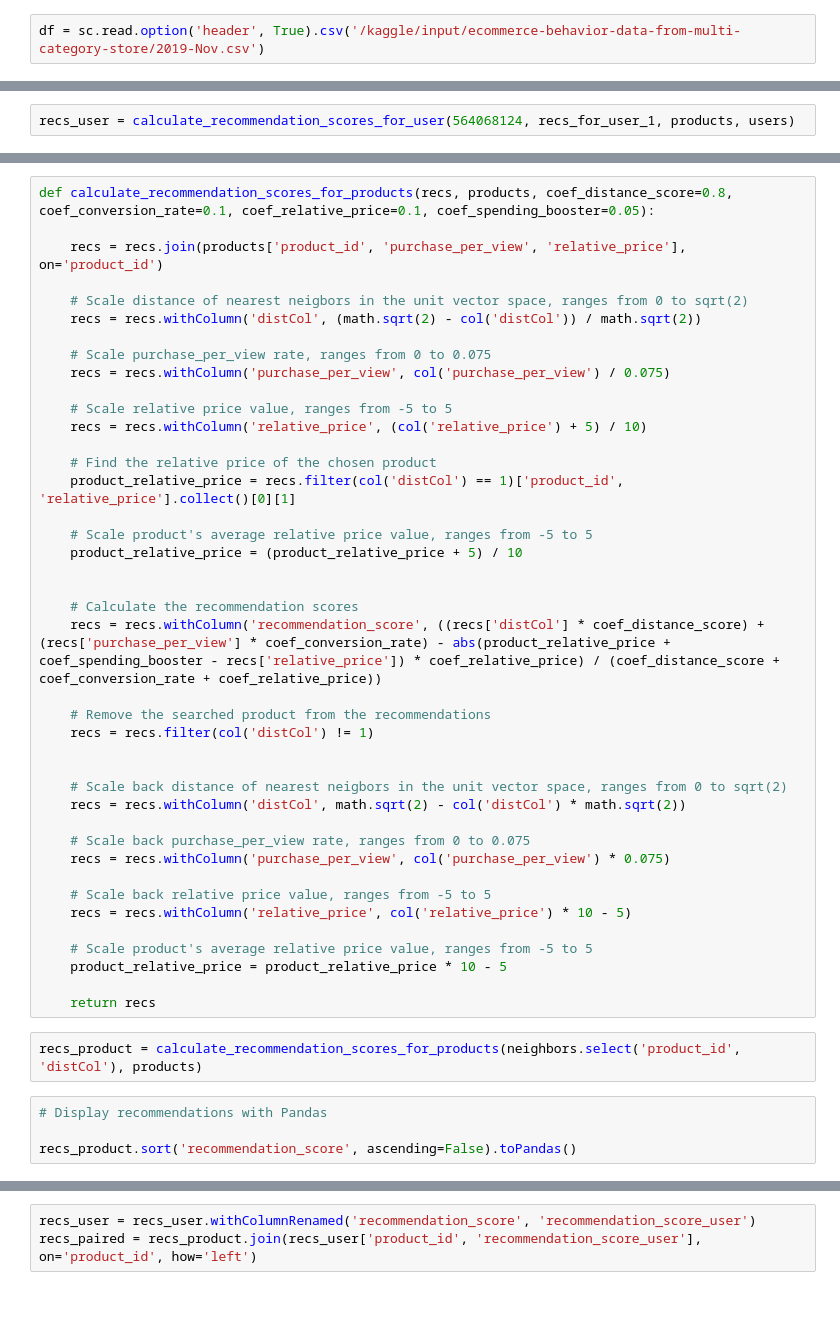
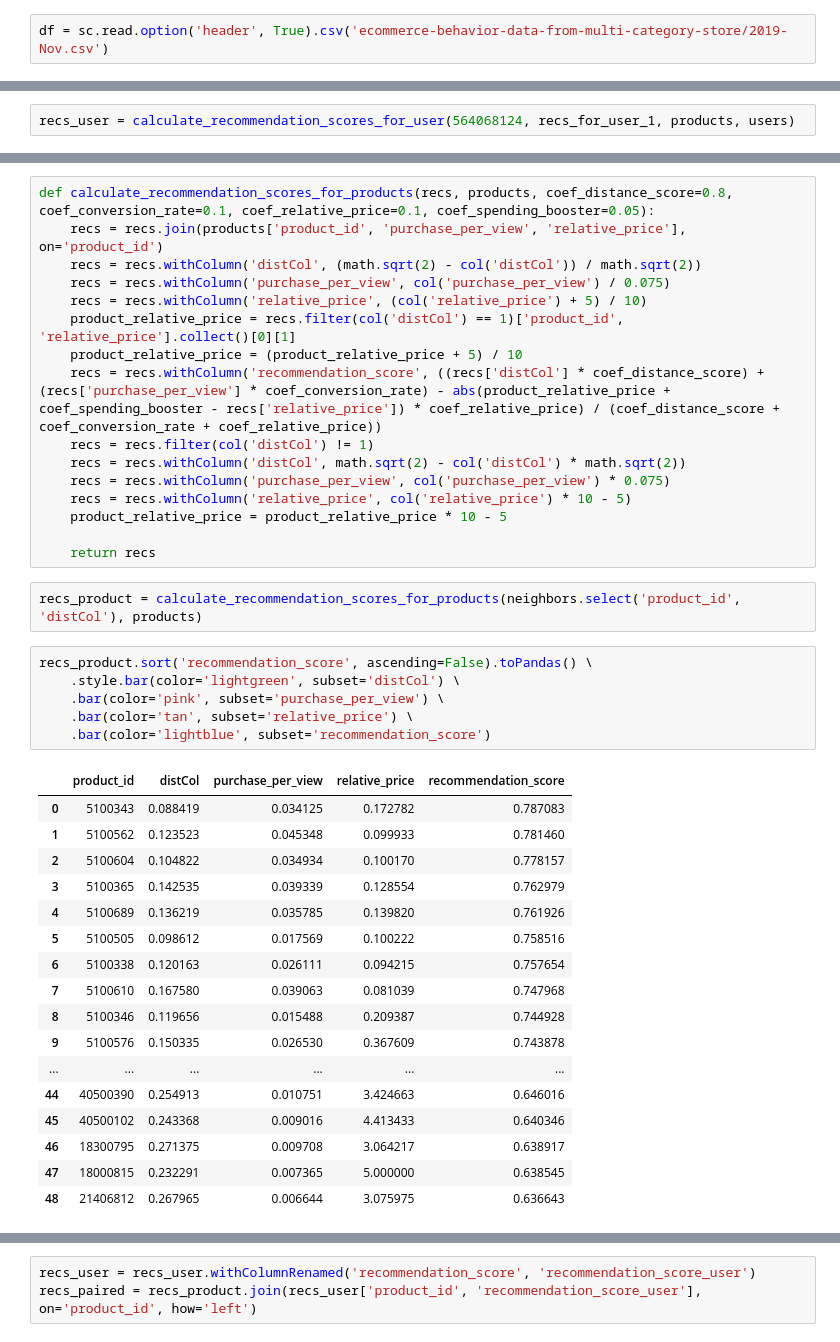
Before and after one commit to divyansh2111/Recommendation-System, a Jupyter notebook: Rec_Eng.ipynb, the cells around one changed output, grey strips where cells are left out. Drawn from its saved outputs; the diff is of its cells as text; blank space fills up the shorter version.

```diff
--- a/Rec_Eng.ipynb
+++ b/Rec_Eng.ipynb
@@ -99,4 +44,4 @@ sc.sparkContext.setLogLevel("ERROR")
 # %%
-df = sc.read.option('header', True).csv('/kaggle/input/ecommerce-behavior-data-from-multi-category-store/2019-Nov.csv')
+df = sc.read.option('header', True).csv('ecommerce-behavior-data-from-multi-category-store/2019-Nov.csv')
 # %%
 df.printSchema()
@@ -491,48 +602,43 @@ neighbors.select('product_id', 'distCol').show(truncate=False)
 # %%
 def calculate_recommendation_scores_for_products(recs, products, coef_distance_score=0.8, coef_conversion_rate=0.1, coef_relative_price=0.1, coef_spending_booster=0.05):
-
     recs = recs.join(products['product_id', 'purchase_per_view', 'relative_price'], on='product_id')
-
-    # Scale distance of nearest neigbors in the unit vector space, ranges from 0 to sqrt(2)
     recs = recs.withColumn('distCol', (math.sqrt(2) - col('distCol')) / math.sqrt(2))
-
-    # Scale purchase_per_view rate, ranges from 0 to 0.075
     recs = recs.withColumn('purchase_per_view', col('purchase_per_view') / 0.075)
-
-    # Scale relative price value, ranges from -5 to 5
     recs = recs.withColumn('relative_price', (col('relative_price') + 5) / 10)
-
-    # Find the relative price of the chosen product
     product_relative_price = recs.filter(col('distCol') == 1)['product_id', 'relative_price'].collect()[0][1]
-
-    # Scale product's average relative price value, ranges from -5 to 5
     product_relative_price = (product_relative_price + 5) / 10
-
-
-    # Calculate the recommendation scores
     recs = recs.withColumn('recommendation_score', ((recs['distCol'] * coef_distance_score) + (recs['purchase_per_view'] * coef_conversion_rate) - abs(product_relative_price + coef_spending_booster - recs['relative_price']) * coef_relative_price) / (coef_distance_score + coef_conversion_rate + coef_relative_price))
-
-    # Remove the searched product from the recommendations
     recs = recs.filter(col('distCol') != 1)
-
-
-    # Scale back distance of nearest neigbors in the unit vector space, ranges from 0 to sqrt(2)
     recs = recs.withColumn('distCol', math.sqrt(2) - col('distCol') * math.sqrt(2))
-
-    # Scale back purchase_per_view rate, ranges from 0 to 0.075
     recs = recs.withColumn('purchase_per_view', col('purchase_per_view') * 0.075)
-
-    # Scale back relative price value, ranges from -5 to 5
     recs = recs.withColumn('relative_price', col('relative_price') * 10 - 5)
-
-    # Scale product's average relative price value, ranges from -5 to 5
     product_relative_price = product_relative_price * 10 - 5
 
     return recs
 # %%
 recs_product = calculate_recommendation_scores_for_products(neighbors.select('product_id', 'distCol'), products)
-# %%
-# Display recommendations with Pandas
-
-recs_product.sort('recommendation_score', ascending=False).toPandas()
+# %%
+recs_product.sort('recommendation_score', ascending=False).toPandas() \
+    .style.bar(color='lightgreen', subset='distCol') \
+    .bar(color='pink', subset='purchase_per_view') \
+    .bar(color='tan', subset='relative_price') \
+    .bar(color='lightblue', subset='recommendation_score')
+# %% [output]
+|  | product_id | distCol | purchase_per_view | relative_price | recommendation_score |
+| 0 | 5100343 | 0.088419 | 0.034125 | 0.172782 | 0.787083 |
+| 1 | 5100562 | 0.123523 | 0.045348 | 0.099933 | 0.781460 |
+| 2 | 5100604 | 0.104822 | 0.034934 | 0.100170 | 0.778157 |
+| 3 | 5100365 | 0.142535 | 0.039339 | 0.128554 | 0.762979 |
+| 4 | 5100689 | 0.136219 | 0.035785 | 0.139820 | 0.761926 |
+| 5 | 5100505 | 0.098612 | 0.017569 | 0.100222 | 0.758516 |
+| 6 | 5100338 | 0.120163 | 0.026111 | 0.094215 | 0.757654 |
+| 7 | 5100610 | 0.167580 | 0.039063 | 0.081039 | 0.747968 |
+| 8 | 5100346 | 0.119656 | 0.015488 | 0.209387 | 0.744928 |
+| 9 | 5100576 | 0.150335 | 0.026530 | 0.367609 | 0.743878 |
+| ... | ... | ... | ... | ... | ... |
+| 44 | 40500390 | 0.254913 | 0.010751 | 3.424663 | 0.646016 |
+| 45 | 40500102 | 0.243368 | 0.009016 | 4.413433 | 0.640346 |
+| 46 | 18300795 | 0.271375 | 0.009708 | 3.064217 | 0.638917 |
+| 47 | 18000815 | 0.232291 | 0.007365 | 5.000000 | 0.638545 |
+| 48 | 21406812 | 0.267965 | 0.006644 | 3.075975 | 0.636643 |
 # %% [markdown]
```
Also changed, not shown: parts of 62 cells of this notebook.
